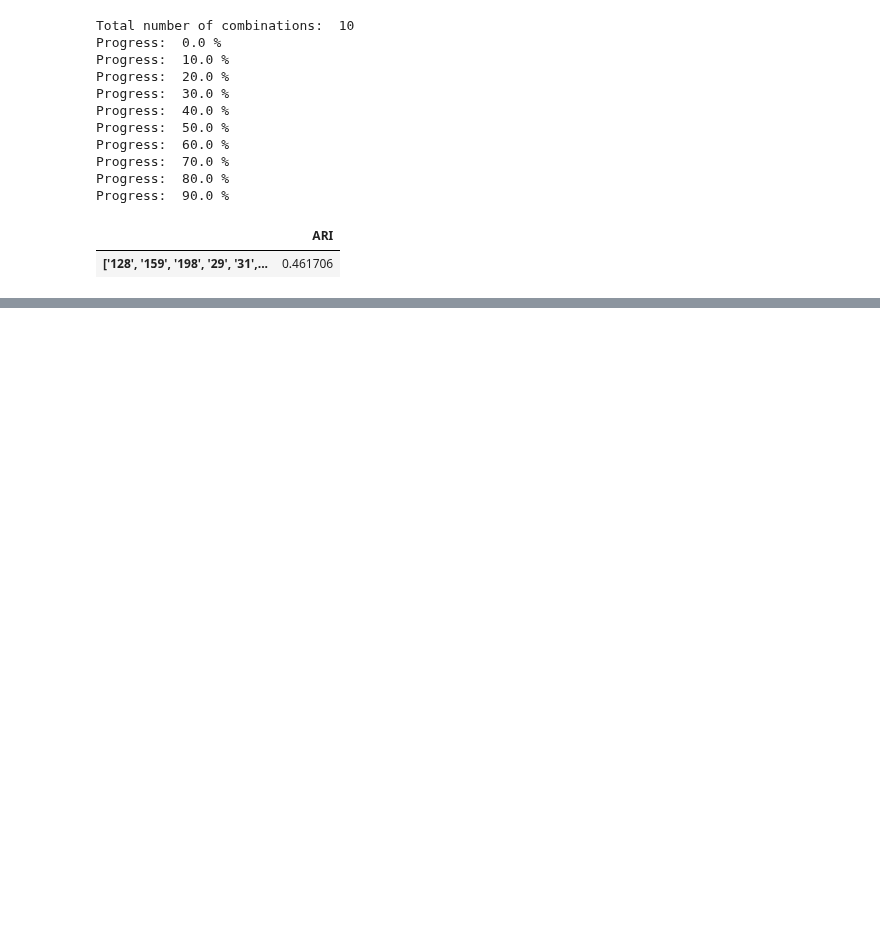
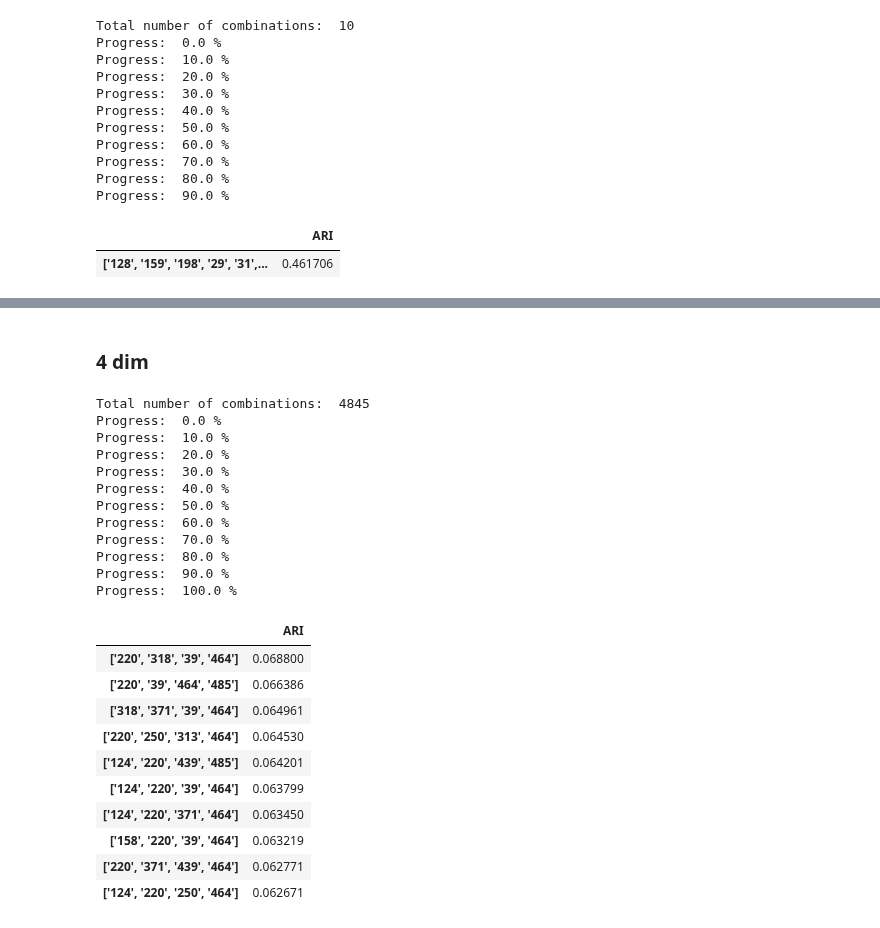
Before and after one commit to ClementineBleuze/WordEmbeddings, a Jupyter notebook: Notebooks_dim_clustering/pos_clustering.ipynb, the cells around one changed output, grey strips where cells are left out. Cells and saved outputs as stored; diff of their text form; code cells hidden in the pictures; blank space fills up the shorter version.

```diff
--- a/Notebooks_dim_clustering/pos_clustering.ipynb
+++ b/Notebooks_dim_clustering/pos_clustering.ipynb
@@ -243,0 +358,31 @@ Progress:  90.0 %
+# %% [markdown]
+### 4 dim
+# %%
+quadruplets = [[i,j,k,l] for i in dims for j in dims for k in dims for l in dims if i < j and j < k and k < l]
+
+dim4 = dimension_clustering_with_ARI(un_adj, quadruplets, "adj")
+dim4.head(10)
+# %% [output]
+Total number of combinations:  4845
+Progress:  0.0 %
+Progress:  10.0 %
+Progress:  20.0 %
+Progress:  30.0 %
+Progress:  40.0 %
+Progress:  50.0 %
+Progress:  60.0 %
+Progress:  70.0 %
+Progress:  80.0 %
+Progress:  90.0 %
+Progress:  100.0 %
+|  | ARI |
+| ['220', '318', '39', '464'] | 0.068800 |
+| ['220', '39', '464', '485'] | 0.066386 |
+| ['318', '371', '39', '464'] | 0.064961 |
+| ['220', '250', '313', '464'] | 0.064530 |
+| ['124', '220', '439', '485'] | 0.064201 |
+| ['124', '220', '39', '464'] | 0.063799 |
+| ['124', '220', '371', '464'] | 0.063450 |
+| ['158', '220', '39', '464'] | 0.063219 |
+| ['220', '371', '439', '464'] | 0.062771 |
+| ['124', '220', '250', '464'] | 0.062671 |
```
Also changed, not shown: parts of 26 cells of this notebook.
